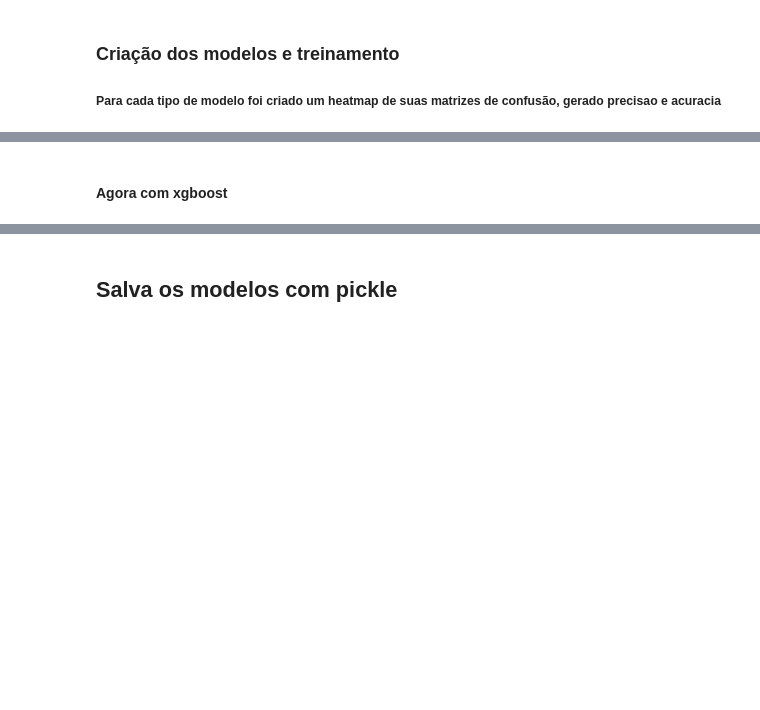
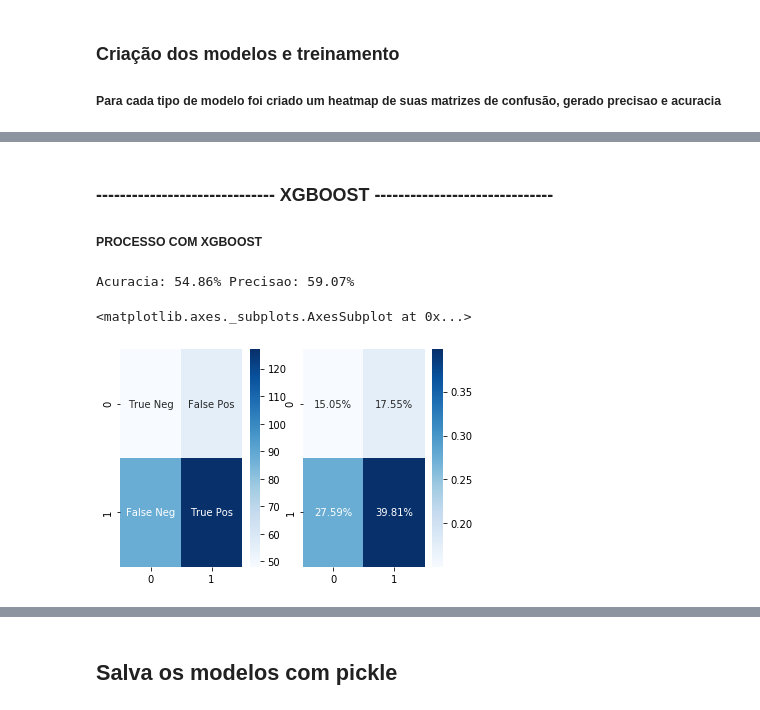
Before and after one commit to calitaz/comments_analyse_tcc, a Jupyter notebook: generate_results_model_training.ipynb, the cells around one changed output, grey strips where cells are left out. Cells and saved outputs as stored; diff of their text form; code cells hidden in the pictures; blank space fills up the shorter version.

```diff
--- a/generate_results_model_training.ipynb
+++ b/generate_results_model_training.ipynb
@@ -499,3 +486,34 @@ sn.heatmap(results_classificador_wu/np.sum(results_classificador_wu), annot=True
-# %% [markdown]
-#### Agora com xgboost
+# %% [markdown]
+### ------------------------------ XGBOOST ------------------------------
+
+##### PROCESSO COM XGBOOST
+# %%
+# Base original
+model = XGBClassifier()
+model.fit(treino, classe_treino)
+
+y_pred = model.predict(teste)
+predictions = [round(value) for value in y_pred]
+
+accuracy = accuracy_score(classe_teste, predictions)
+precision = precision_score(classe_teste, predictions)
+
+print("Acuracia: %.2f%%" % (accuracy * 100.0), "Precisao: %.2f%%" % (precision * 100.0))
+# %% [output]
+Acuracia: 54.86% Precisao: 59.07%
+# %%
+results_model = confusion_matrix(y_pred, classe_teste)
+
+labels_model = ["True Neg","False Pos","False Neg","True Pos"]
+labels_model = np.asarray(labels_model).reshape(2,2)
+
+fig, axs = plt.subplots(ncols=2)
+
+sn.heatmap(results_model, annot=labels_model, fmt="", cmap='Blues', ax=axs[0])
+
+sn.heatmap(results_model/np.sum(results_model), annot=True,
+            fmt='.2%', cmap='Blues', ax=axs[1])
+# %% [output]
+<matplotlib.axes._subplots.AxesSubplot at 0x...>
+[figure, added]
 # %%
```
Also changed, not shown: parts of 48 cells of this notebook, 4 other files.
